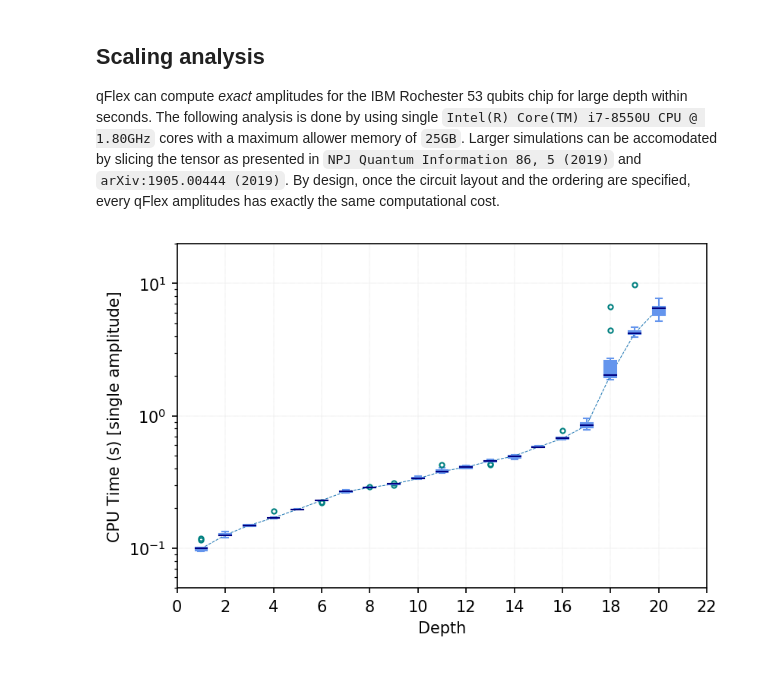
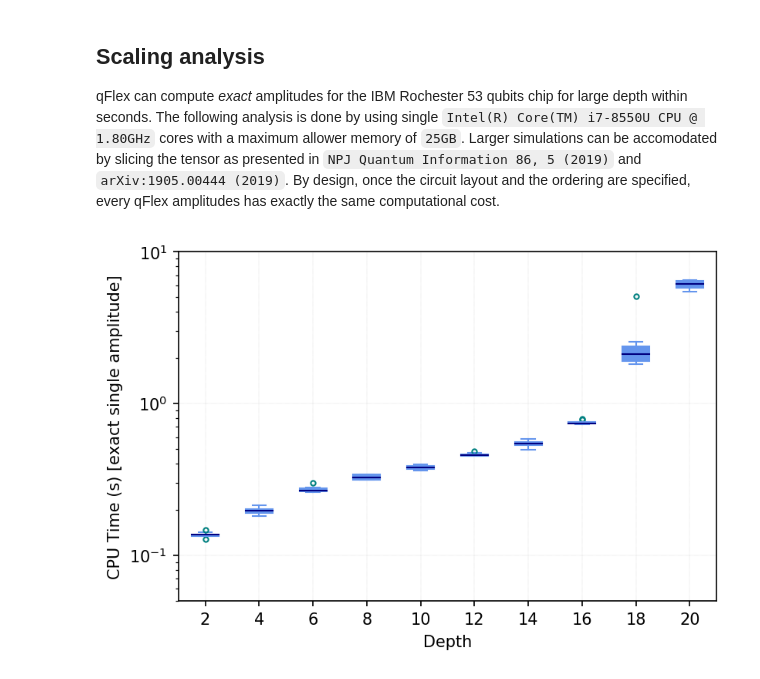
Before and after one commit to ngnrsaa/qflex, a Jupyter notebook: numerics/qFlex_IBM_Rochester.ipynb, the cells around one changed output. Saved outputs shown, nothing was run; the diff lists cells and outputs as text; code cells hidden in the pictures.

```diff
--- a/numerics/qFlex_IBM_Rochester.ipynb
+++ b/numerics/qFlex_IBM_Rochester.ipynb
@@ -296,7 +293,7 @@ qFlex can compute _exact_ amplitudes for the IBM Rochester 53 qubits chip for la
 # %%
 cpu_time = {}
 
-for depth in range(1, 21):
+for depth in range(2, 21, 2):
 
   cpu_time[depth] = np.empty(10)
   for i in tqdm(range(10)):
@@ -305,7 +302,8 @@ for depth in range(1, 21):
       'circuit': get_rqc(depth),
       'ordering': ibm_rochester_ordering.split('\n'),
       'grid': ibm_rochester,
-      'final_state' : get_bitstrings(1)[0]
+      'final_state' : get_bitstrings(1)[0],
+      'memory_limit' : '25GB'
     }
 
     __t = time()
@@ -314,17 +312,15 @@ for depth in range(1, 21):
 # %%
 bplot = plt.boxplot([x for x in cpu_time.values()], patch_artist=True, notch=False)
 for item in ['boxes', 'whiskers', 'fliers', 'caps']:
   plt.setp(bplot[item], color='cornflowerblue')
 plt.setp(bplot['medians'], color='navy')
 plt.setp(bplot['fliers'], markeredgecolor='teal', markersize=3.0)
-plt.plot(range(1,21), [np.median(x) for x in cpu_time.values()], '--', linewidth=0.5)
 plt.yscale('log')
 plt.grid(linestyle=':', linewidth=0.2)
 plt.xlabel('Depth')
-plt.ylabel('CPU Time (s) [single amplitude]')
-plt.xlim(0, 22)
-plt.ylim(0.05, 20)
-plt.xticks(range(0, 23, 2), range(0, 23, 2))
+plt.ylabel('CPU Time (s) [exact single amplitude]')
+plt.xticks(range(1,11), range(2, 21, 2))
+plt.ylim(0.05, 10)
 plt.show()
 # %% [output]
-[figure, old version]
+[figure, new version]
```
Also changed, not shown: parts of 2 cells of this notebook.
